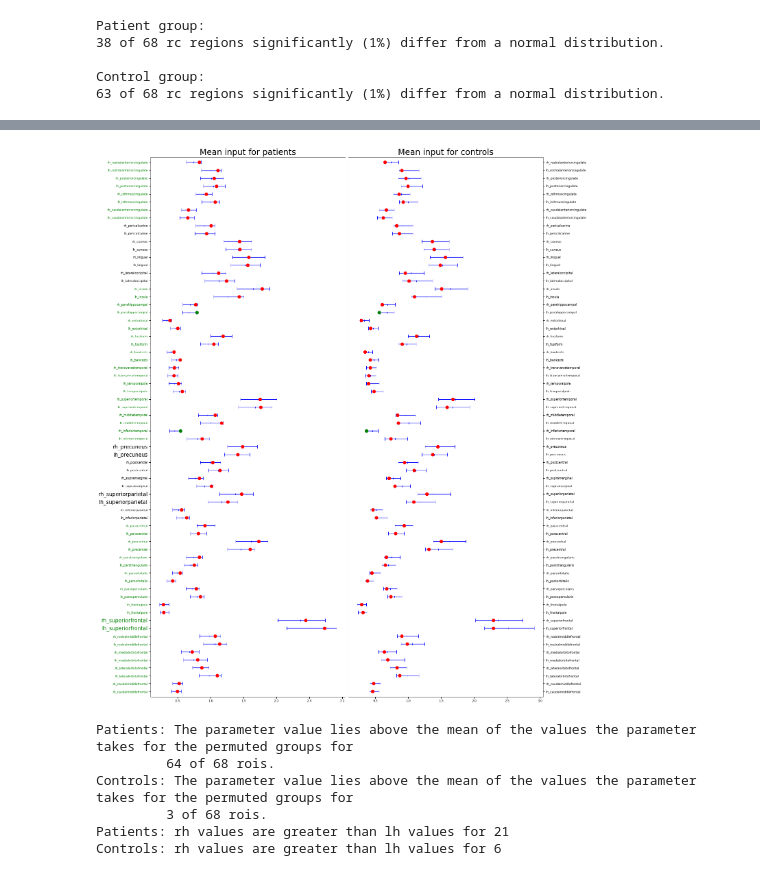
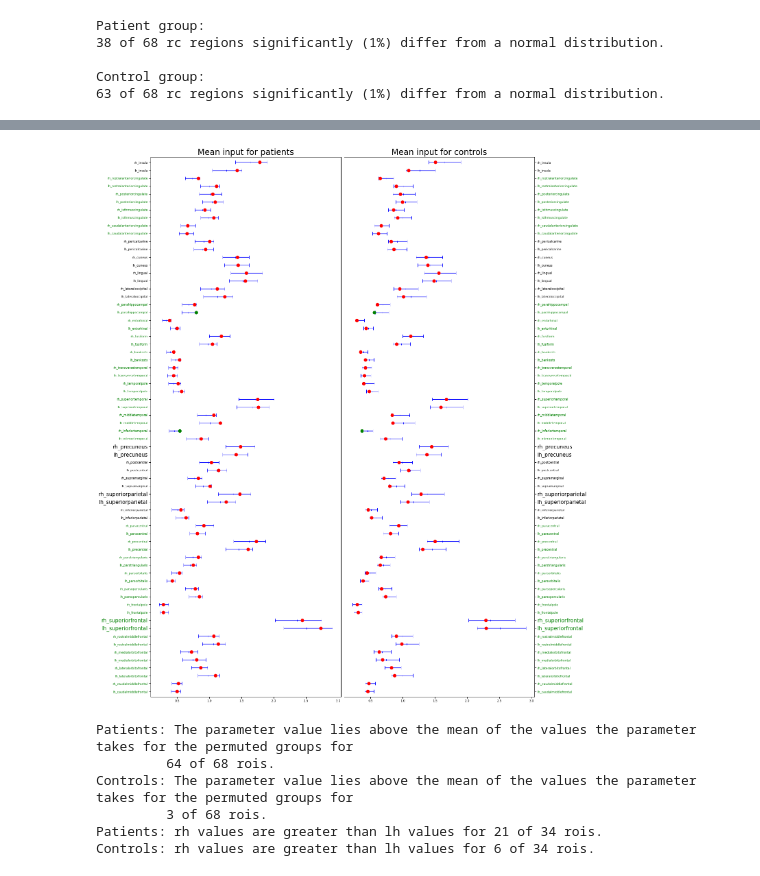
Before and after one commit to bjoernkoehn21/Reproduce-results-from-Senden-paper, a Jupyter notebook: total_analysis.ipynb, the cells around one changed output, grey strips where cells are left out. Drawn from its saved outputs; the diff is of its cells as text; code cells hidden in the pictures.

```diff
--- a/total_analysis.ipynb
+++ b/total_analysis.ipynb
@@ -22,7 +22,8 @@ except:
 from simple_colors import *
 
 ## Flags.
-sample_groupsize= 'matched' # Valid options: 'matched', 'all subjects'
+save_figures_flag = False
+sample_groupsize = 'matched' # Valid options: 'matched', 'all subjects'
 # Flag 1
 quick_optimize_flag = False
 if quick_optimize_flag:
@@ -1493,26 +1110,29 @@ Controls: rh values are greater than lh values for 1
-# %%
-#sample_groupsize = 'matched'#'all subjects'
-alpha = 0.95
-statistic_description = 'Mean input'
-y_labels = roi_labels_categorized
-if sample_groupsize== 'matched':
-    n_subjects = np.fmin(n_patients, n_controls)
-    fig = examine_significance(input_patients_categorized[:n_subjects],
-                              input_controls_categorized[:n_subjects],
-                              input_patients_categorized[:n_subjects].mean(axis=0),
-                              input_controls_categorized[:n_subjects].mean(axis=0),
-                              statistic_description, y_labels, alpha, np.mean)
-else:
-    fig = examine_significance(input_patients_categorized,
-                               input_controls_categorized,
-                               input_patients_categorized.mean(axis=0),
-                               input_controls_categorized.mean(axis=0),
-                               statistic_description, y_labels, alpha, np.mean)
-# %% [output]
-[figure, removed]
-Patients: The parameter value lies above the mean of the values the parameter takes for the permuted groups for
-         64 of 68 rois.
-Controls: The parameter value lies above the mean of the values the parameter takes for the permuted groups for
-         3 of 68 rois.
-Patients: rh values are greater than lh values for 21
-Controls: rh values are greater than lh values for 6
+# %%
+#sample_groupsize = 'matched'#'all subjects'
+alpha = 0.95
+statistic_description = 'Mean input'
+y_labels = roi_labels
+if sample_groupsize== 'matched':
+    n_subjects = np.fmin(n_patients, n_controls)
+    fig = examine_significance(input_patients[:n_subjects],
+                              input_controls[:n_subjects],
+                              input_patients[:n_subjects].mean(axis=0),
+                              input_controls[:n_subjects].mean(axis=0),
+                              statistic_description, y_labels,
+                               roi_indexes_categorized, alpha, np.mean)
+else:
+    fig = examine_significance(input_patients, input_controls,
+                              input_patients.mean(axis=0),
+                              input_controls.mean(axis=0),
+                              statistic_description, y_labels,
+                               roi_indexes_categorized, alpha, np.mean)
+if save_figures_flag:
+    fig.savefig(str(_FIGURES_DIR + '/mean_all_rois_input.png'), bbox_inches='tight')
+# %% [output]
+[figure, added]
+Patients: The parameter value lies above the mean of the values the parameter takes for the permuted groups for
+         64 of 68 rois.
+Controls: The parameter value lies above the mean of the values the parameter takes for the permuted groups for
+         3 of 68 rois.
+Patients: rh values are greater than lh values for 21 of 34 rois.
+Controls: rh values are greater than lh values for 6 of 34 rois.
```
Also changed, not shown: parts of 46 cells of this notebook, 1 other file.
